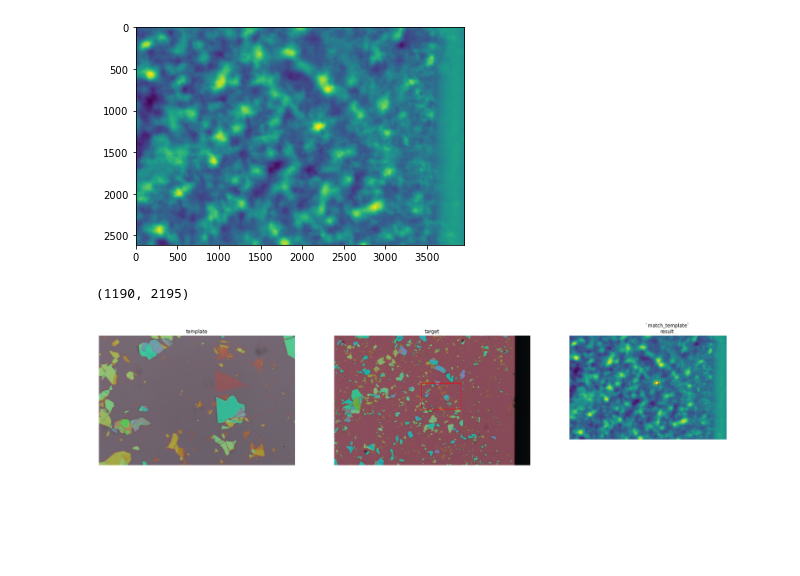
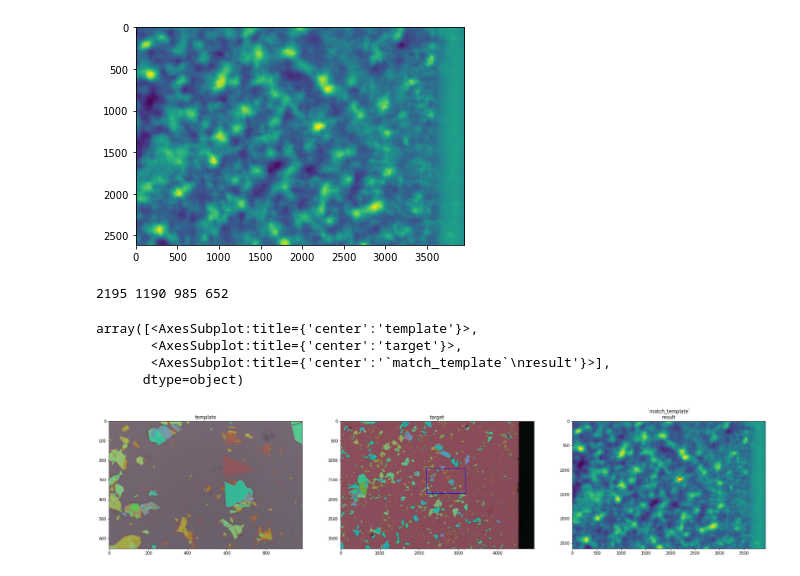
Before and after one commit to LarsDu/ImageTemplateMatch, a Jupyter notebook: notebooks/Prototyping2 - image template match-opencv.ipynb, the cells around one changed output. Drawn from its saved outputs; the diff is of its cells as text; code cells hidden in the pictures; blank space fills up the shorter version.

```diff
--- a/notebooks/Prototyping2 - image template match-opencv.ipynb
+++ b/notebooks/Prototyping2 - image template match-opencv.ipynb
@@ -25,6 +28,0 @@ from PIL import Image
-# %%
-def load_image(filename, downscale_factor = 1) :
-    img = cv.imread( filename )
-    if(downscale_factor > 1):
-        img = cv.resize(img, (img.shape[1]//downscale_factor, img.shape[0]//downscale_factor))
-    return img
@@ -61,8 +60,6 @@ plt.imshow(match)
 <matplotlib.image.AxesImage at 0x...>
 [figure]
 # %%
-ij = np.unravel_index(np.argmax(match), match.shape)
+y, x = np.unravel_index(np.argmax(match), match.shape)
 # %%
-ij
+rect = plt.Rectangle((x, y), template.shape[1], template.shape[0], edgecolor='b', facecolor='none')
-# %% [output]
-(1190, 2195)
@@ -71,29 +66,12 @@ y,x = ij[0],ij[1]
+# %%
+print(rect.get_x(), rect.get_y(), template.shape[1], template.shape[0])
+# %% [output]
+2195 1190 985 652
 # %%
-fig = plt.figure(figsize=(30, 10))
-
-ax1 = plt.subplot(1, 3, 1)
-ax2 = plt.subplot(1, 3, 2)
-ax3 = plt.subplot(1, 3, 3, sharex=ax2, sharey=ax2)
-
-ax1.imshow(template, cmap=plt.cm.gray)
-ax1.set_axis_off()
-ax1.set_title('template')
-
-ax2.imshow(target, cmap=plt.cm.gray)
-ax2.set_axis_off()
-ax2.set_title('target')
-# highlight matched region
-htemplate, wtemplate, _ = template.shape
-rect = plt.Rectangle((x, y), wtemplate, htemplate, edgecolor='r', facecolor='none')
-ax2.add_patch(rect)
-
-ax3.imshow(match)
-ax3.set_axis_off()
-ax3.set_title('`match_template`\nresult')
-# highlight matched region
-ax3.autoscale(False)
-ax3.plot(x, y, 'o', markeredgecolor='r', markerfacecolor='none', markersize=10)
-
-plt.show()
+plot_template_match(template, target, match, rect)
 # %% [output]
+array([<AxesSubplot:title={'center':'template'}>,
+       <AxesSubplot:title={'center':'target'}>,
+       <AxesSubplot:title={'center':'`match_template`\nresult'}>],
+      dtype=object)
-[figure, old version]
+[figure, new version]
```
Also changed, not shown: parts of 6 cells of this notebook, 4 other files.
